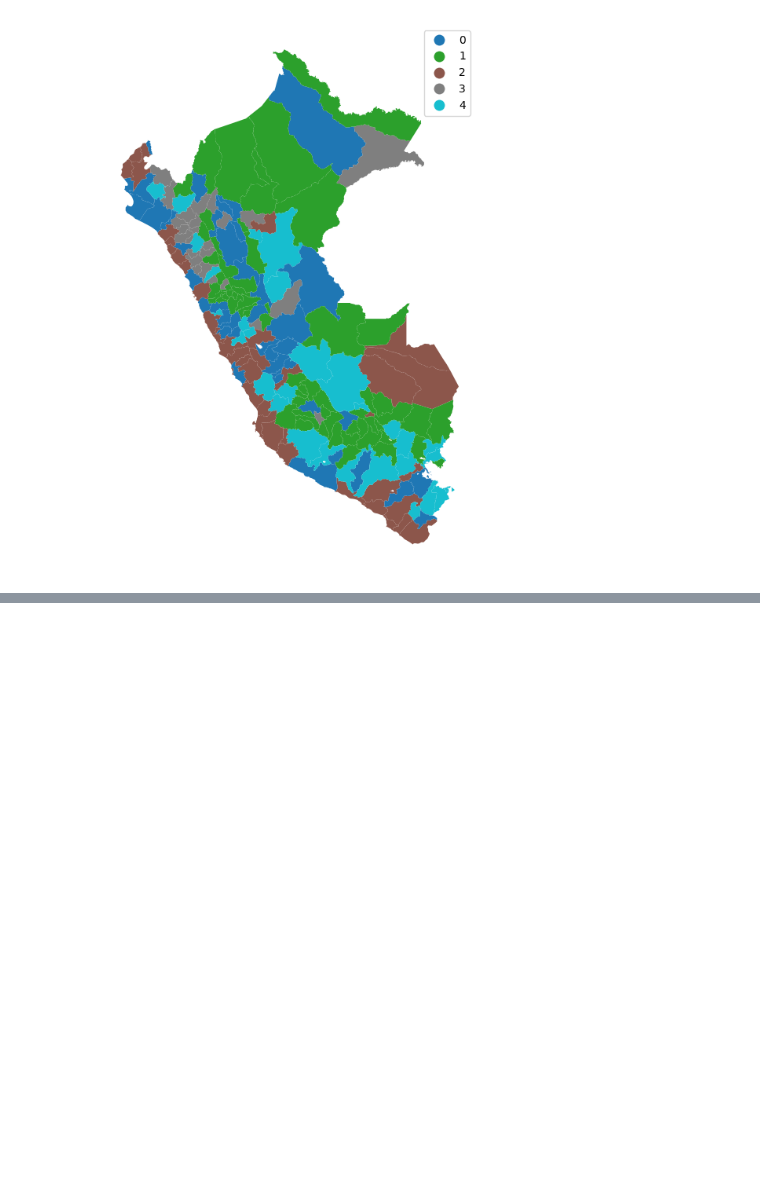
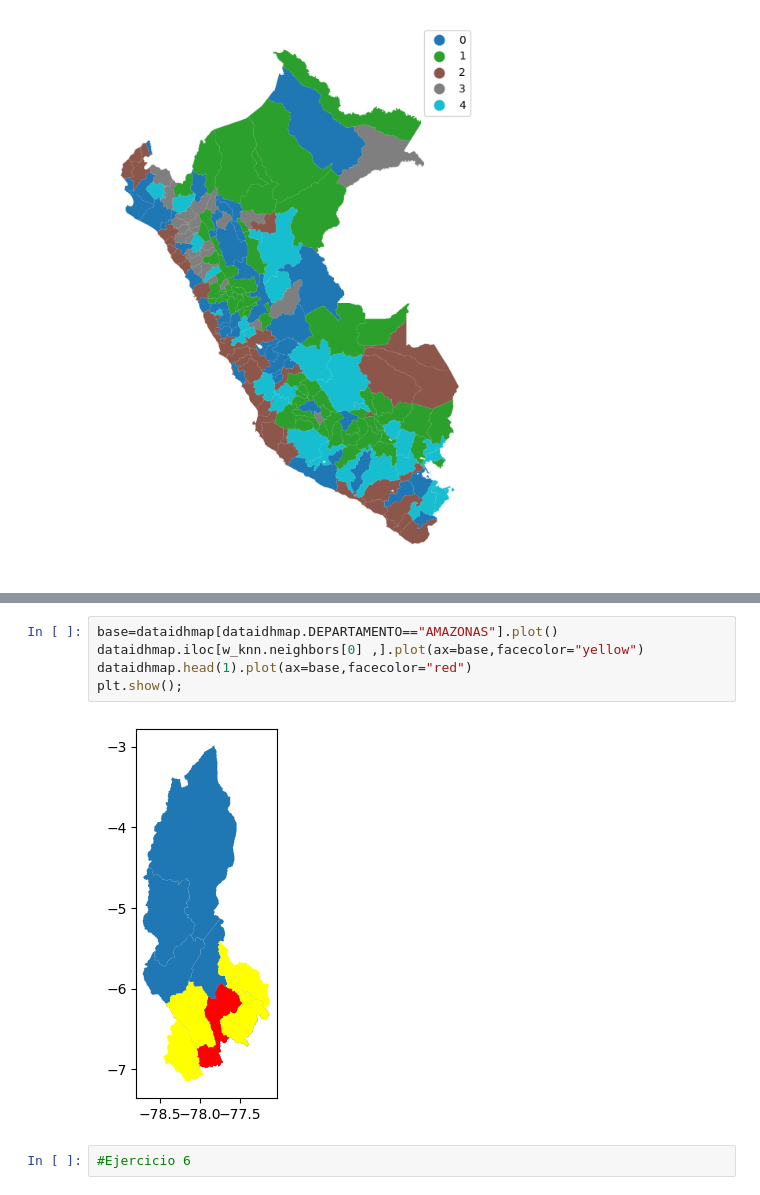
Before and after one commit to isabellasilvalazo/ProvinciasPERU, a Jupyter notebook: Provincias.ipynb, the cells around one changed output, grey strips where cells are left out. Saved outputs shown, nothing was run; the diff lists cells and outputs as text; blank space fills up the shorter version.

```diff
--- a/Provincias.ipynb
+++ b/Provincias.ipynb
@@ -747,0 +910,9 @@ plt.show()
+# %%
+base=dataidhmap[dataidhmap.DEPARTAMENTO=="AMAZONAS"].plot()
+dataidhmap.iloc[w_knn.neighbors[0] ,].plot(ax=base,facecolor="yellow")
+dataidhmap.head(1).plot(ax=base,facecolor="red")
+plt.show();
+# %% [output]
+[figure, added]
+# %%
+#Ejercicio 6
```
Also changed, not shown: parts of 21 cells of this notebook.
